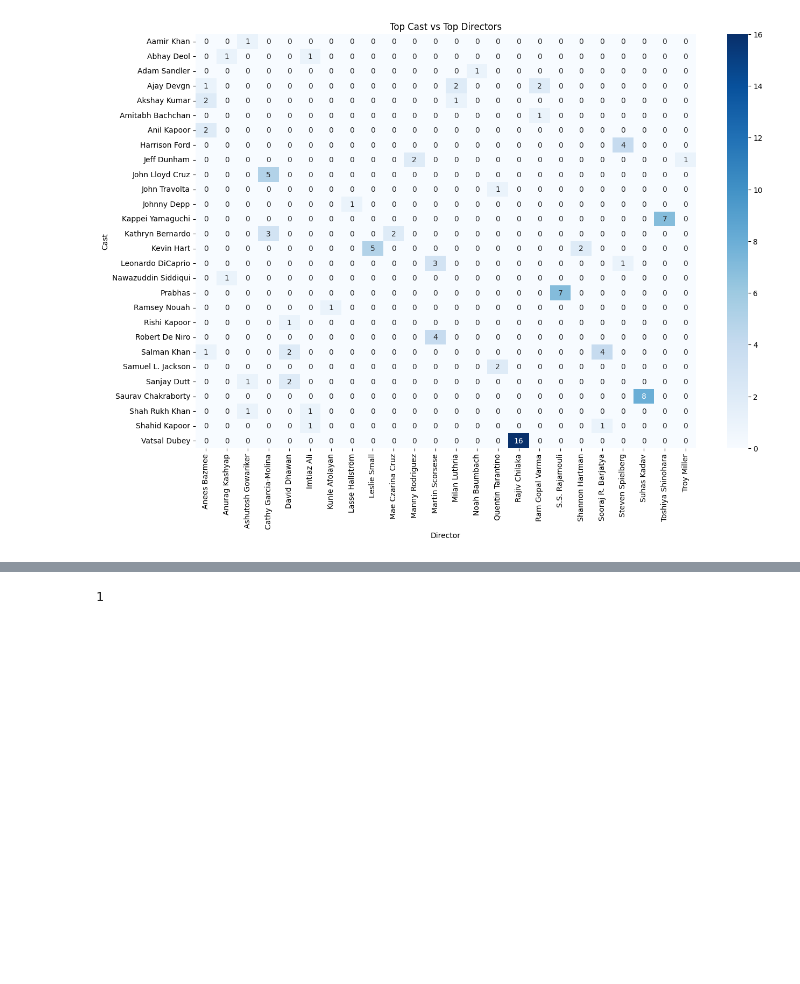
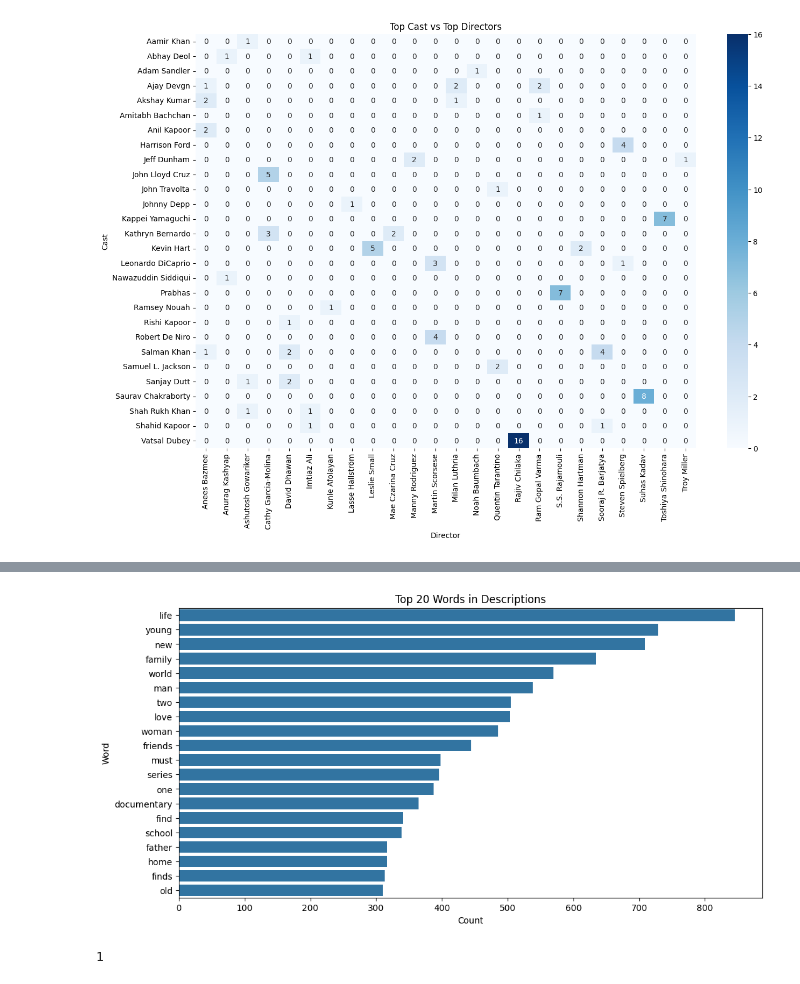
Before and after one commit to GordonOboh-MonU/CS628, a Jupyter notebook: MidTerm.ipynb, the cells around one changed output, grey strips where cells are left out. Drawn from its saved outputs; the diff is of its cells as text; code cells hidden in the pictures; blank space fills up the shorter version.

```diff
--- a/MidTerm.ipynb
+++ b/MidTerm.ipynb
@@ -585,3 +487,36 @@ plt.ylabel('Cast')
 plt.show()
 # %% [output]
 [figure]
+# %%
+# Combine all descriptions
+all_descriptions = ' '.join(df['description'])
+
+# Tokenize and clean text
+import re
+from collections import Counter
+
+# Remove punctuation and make lowercase
+words = re.findall(r'\b\w+\b', all_descriptions.lower())
+
+# Remove stopwords
+from nltk.corpus import stopwords
+import nltk
+nltk.download('stopwords')
+
+stop_words = set(stopwords.words('english'))
+filtered_words = [word for word in words if word not in stop_words]
+
+# Get word frequencies
+word_counts = Counter(filtered_words)
+common_words = word_counts.most_common(20)
+#print(common_words)
+
+# Bar chart
+words_df = pd.DataFrame(common_words, columns=['word', 'count'])
+plt.figure(figsize=(12,6))
+sns.barplot(x='count', y='word', data=words_df)
+plt.title('Top 20 Words in Descriptions')
+plt.xlabel('Count')
+plt.ylabel('Word')
+plt.show()
+# %% [output]
@@ -588,3 +526,4 @@ plt.show()
+[figure, added]
 # %%
 # Since directors can be linked to multiple genres, let's see top directors in top genres
 director_genre_df = df.explode('listed_in')
```
Also changed, not shown: parts of 16 cells of this notebook.
